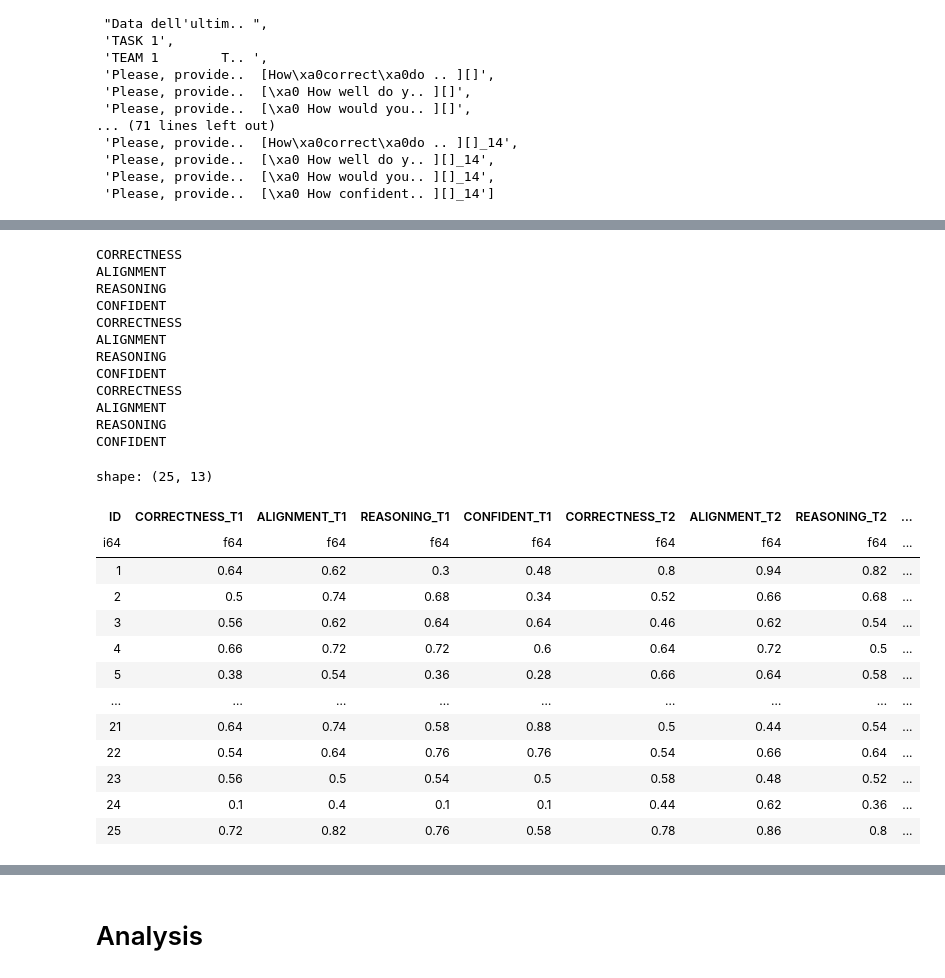
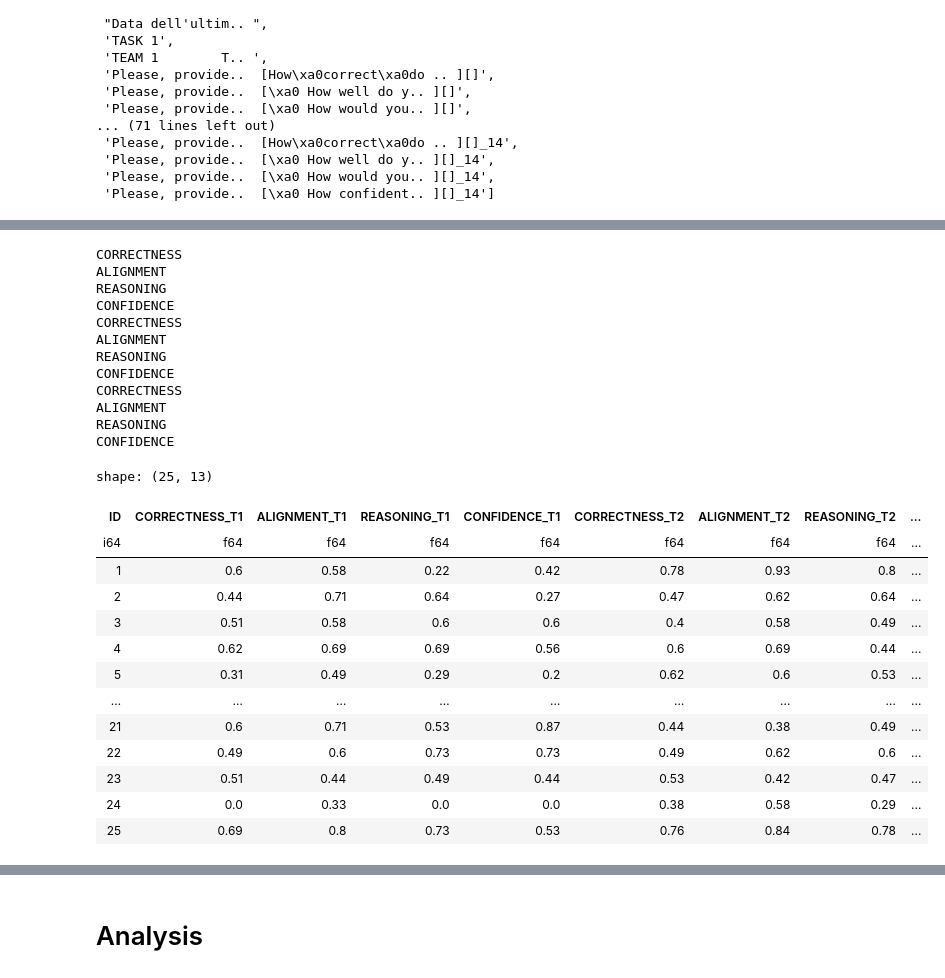
Before and after one commit to G1oLo/Causaltool, a Jupyter notebook: Results.ipynb, the cells around one changed output, grey strips where cells are left out. Drawn from its saved outputs; the diff is of its cells as text; code cells hidden in the pictures.

```diff
--- a/Results.ipynb
+++ b/Results.ipynb
@@ -169,21 +172,21 @@ shape: (5, 87)
 | 39 | "2025-12-21 18:28:19" | 5 | "it" | 1537436852 | "2025-12-21 18:18:19" | "2025-12-21 18:28:19" | null | ... |
 | 46 | "2025-12-28 08:59:26" | 5 | "it" | 721475367 | "2025-12-27 17:54:10" | "2025-12-28 08:59:26" | null | ... |
 # %%
-datas = data['ID risposta', 'TASK 1', 'CORRECTNESS_T1_1', 'ALIGNMENT_T1_1', 'REASONING_T1_1', 'CONFIDENT_T1_1',
- 'CORRECTNESS_T1_2', 'ALIGNMENT_T1_2', 'REASONING_T1_2', 'CONFIDENT_T1_2', 'CORRECTNESS_T1_3',
- 'ALIGNMENT_T1_3', 'REASONING_T1_3', 'CONFIDENT_T1_3', 'TASK 2',
- 'CORRECTNESS_T2_1', 'ALIGNMENT_T2_1', 'REASONING_T2_1', 'CONFIDENT_T2_1', 'CORRECTNESS_T2_2', 'ALIGNMENT_T2_2', 'REASONING_T2_2',
- 'CONFIDENT_T2_2', 'CORRECTNESS_T2_3', 'ALIGNMENT_T2_3', 'REASONING_T2_3',
- 'CONFIDENT_T2_3', 'TASK 3', 'CORRECTNESS_T3_1',
- 'ALIGNMENT_T3_1', 'REASONING_T3_1', 'CONFIDENT_T3_1', 'CORRECTNESS_T3_2',
- 'ALIGNMENT_T3_2', 'REASONING_T3_2', 'CONFIDENT_T3_2', 'CORRECTNESS_T3_3',
- 'ALIGNMENT_T3_3', 'REASONING_T3_3', 'CONFIDENT_T3_3', 'TASK 4',
- 'CORRECTNESS_T4_1', 'ALIGNMENT_T4_1', 'REASONING_T4_1', 'CONFIDENT_T4_1', 'CORRECTNESS_T4_2',
- 'ALIGNMENT_T4_2', 'REASONING_T4_2', 'CONFIDENT_T4_2', 'CORRECTNESS_T4_3',
- 'ALIGNMENT_T4_3', 'REASONING_T4_3', 'CONFIDENT_T4_3', 'TASK 5', 'CORRECTNESS_T5_1',
- 'ALIGNMENT_T5_1', 'REASONING_T5_1', 'CONFIDENT_T5_1', 'CORRECTNESS_T5_2',
- 'ALIGNMENT_T5_2', 'REASONING_T5_2', 'CONFIDENT_T5_2', 'CORRECTNESS_T5_3',
- 'ALIGNMENT_T5_3', 'REASONING_T5_3', 'CONFIDENT_T5_3']
+datas = data['ID risposta', 'TASK 1', 'CORRECTNESS_T1_1', 'ALIGNMENT_T1_1', 'REASONING_T1_1', 'CONFIDENCE_T1_1',
+ 'CORRECTNESS_T1_2', 'ALIGNMENT_T1_2', 'REASONING_T1_2', 'CONFIDENCE_T1_2', 'CORRECTNESS_T1_3',
+ 'ALIGNMENT_T1_3', 'REASONING_T1_3', 'CONFIDENCE_T1_3', 'TASK 2',
+ 'CORRECTNESS_T2_1', 'ALIGNMENT_T2_1', 'REASONING_T2_1', 'CONFIDENCE_T2_1', 'CORRECTNESS_T2_2', 'ALIGNMENT_T2_2', 'REASONING_T2_2',
+ 'CONFIDENCE_T2_2', 'CORRECTNESS_T2_3', 'ALIGNMENT_T2_3', 'REASONING_T2_3',
+ 'CONFIDENCE_T2_3', 'TASK 3', 'CORRECTNESS_T3_1',
+ 'ALIGNMENT_T3_1', 'REASONING_T3_1', 'CONFIDENCE_T3_1', 'CORRECTNESS_T3_2',
+ 'ALIGNMENT_T3_2', 'REASONING_T3_2', 'CONFIDENCE_T3_2', 'CORRECTNESS_T3_3',
+ 'ALIGNMENT_T3_3', 'REASONING_T3_3', 'CONFIDENCE_T3_3', 'TASK 4',
+ 'CORRECTNESS_T4_1', 'ALIGNMENT_T4_1', 'REASONING_T4_1', 'CONFIDENCE_T4_1', 'CORRECTNESS_T4_2',
+ 'ALIGNMENT_T4_2', 'REASONING_T4_2', 'CONFIDENCE_T4_2', 'CORRECTNESS_T4_3',
+ 'ALIGNMENT_T4_3', 'REASONING_T4_3', 'CONFIDENCE_T4_3', 'TASK 5', 'CORRECTNESS_T5_1',
+ 'ALIGNMENT_T5_1', 'REASONING_T5_1', 'CONFIDENCE_T5_1', 'CORRECTNESS_T5_2',
+ 'ALIGNMENT_T5_2', 'REASONING_T5_2', 'CONFIDENCE_T5_2', 'CORRECTNESS_T5_3',
+ 'ALIGNMENT_T5_3', 'REASONING_T5_3', 'CONFIDENCE_T5_3']
 # %%
 
-datas = datas.filter(pl.col('CONFIDENT_T5_3').is_not_null())
+datas = datas.filter(pl.col('CONFIDENCE_T5_3').is_not_null())
@@ -207,50 +212,50 @@ shape: (25, 66)
 # %%
 #nuova tabella con le medie
 MM= pl.DataFrame({'ID': list(range(1, 26))})
-metrics = ['CORRECTNESS', 'ALIGNMENT', 'REASONING', 'CONFIDENT']
+metrics = ['CORRECTNESS', 'ALIGNMENT', 'REASONING', 'CONFIDENCE']
 
 for r in range(1,4): #per ogni team
-    temp = datas/10
+    temp = (datas-1)/9
     for me in metrics: #per ogni metrica
         print(me)
         lista = []
         for i in range(0,25):  #per ogni persona
             mean = 0
             for t in range(1,6): #per ogni task
                 ad = temp[i][f'{me}_T{t}_{r}'].item()
                 mean = mean + ad
             mean = round(mean/5,2)
             lista.append(mean)
         colonna = pl.DataFrame({ f'{me}_T{r}':  lista})
         MM = pl.concat([MM, colonna], how="horizontal")
 
 
 
 MM
 # %% [output]
 CORRECTNESS
 ALIGNMENT
 REASONING
-CONFIDENT
+CONFIDENCE
 CORRECTNESS
 ALIGNMENT
 REASONING
-CONFIDENT
+CONFIDENCE
 CORRECTNESS
 ALIGNMENT
 REASONING
-CONFIDENT
+CONFIDENCE
 shape: (25, 13)
-| ID | CORRECTNESS_T1 | ALIGNMENT_T1 | REASONING_T1 | CONFIDENT_T1 | CORRECTNESS_T2 | ALIGNMENT_T2 | REASONING_T2 | ... |
+| ID | CORRECTNESS_T1 | ALIGNMENT_T1 | REASONING_T1 | CONFIDENCE_T1 | CORRECTNESS_T2 | ALIGNMENT_T2 | REASONING_T2 | ... |
 | i64 | f64 | f64 | f64 | f64 | f64 | f64 | f64 | ... |
-| 1 | 0.64 | 0.62 | 0.3 | 0.48 | 0.8 | 0.94 | 0.82 | ... |
-| 2 | 0.5 | 0.74 | 0.68 | 0.34 | 0.52 | 0.66 | 0.68 | ... |
-| 3 | 0.56 | 0.62 | 0.64 | 0.64 | 0.46 | 0.62 | 0.54 | ... |
-| 4 | 0.66 | 0.72 | 0.72 | 0.6 | 0.64 | 0.72 | 0.5 | ... |
-| 5 | 0.38 | 0.54 | 0.36 | 0.28 | 0.66 | 0.64 | 0.58 | ... |
+| 1 | 0.6 | 0.58 | 0.22 | 0.42 | 0.78 | 0.93 | 0.8 | ... |
+| 2 | 0.44 | 0.71 | 0.64 | 0.27 | 0.47 | 0.62 | 0.64 | ... |
+| 3 | 0.51 | 0.58 | 0.6 | 0.6 | 0.4 | 0.58 | 0.49 | ... |
+| 4 | 0.62 | 0.69 | 0.69 | 0.56 | 0.6 | 0.69 | 0.44 | ... |
+| 5 | 0.31 | 0.49 | 0.29 | 0.2 | 0.62 | 0.6 | 0.53 | ... |
 | … | … | … | … | … | … | … | … | ... |
-| 21 | 0.64 | 0.74 | 0.58 | 0.88 | 0.5 | 0.44 | 0.54 | ... |
-| 22 | 0.54 | 0.64 | 0.76 | 0.76 | 0.54 | 0.66 | 0.64 | ... |
-| 23 | 0.56 | 0.5 | 0.54 | 0.5 | 0.58 | 0.48 | 0.52 | ... |
-| 24 | 0.1 | 0.4 | 0.1 | 0.1 | 0.44 | 0.62 | 0.36 | ... |
-| 25 | 0.72 | 0.82 | 0.76 | 0.58 | 0.78 | 0.86 | 0.8 | ... |
+| 21 | 0.6 | 0.71 | 0.53 | 0.87 | 0.44 | 0.38 | 0.49 | ... |
+| 22 | 0.49 | 0.6 | 0.73 | 0.73 | 0.49 | 0.62 | 0.6 | ... |
+| 23 | 0.51 | 0.44 | 0.49 | 0.44 | 0.53 | 0.42 | 0.47 | ... |
+| 24 | 0.0 | 0.33 | 0.0 | 0.0 | 0.38 | 0.58 | 0.29 | ... |
+| 25 | 0.69 | 0.8 | 0.73 | 0.53 | 0.76 | 0.84 | 0.78 | ... |
```
Also changed, not shown: parts of 25 cells of this notebook, 5 other files.
